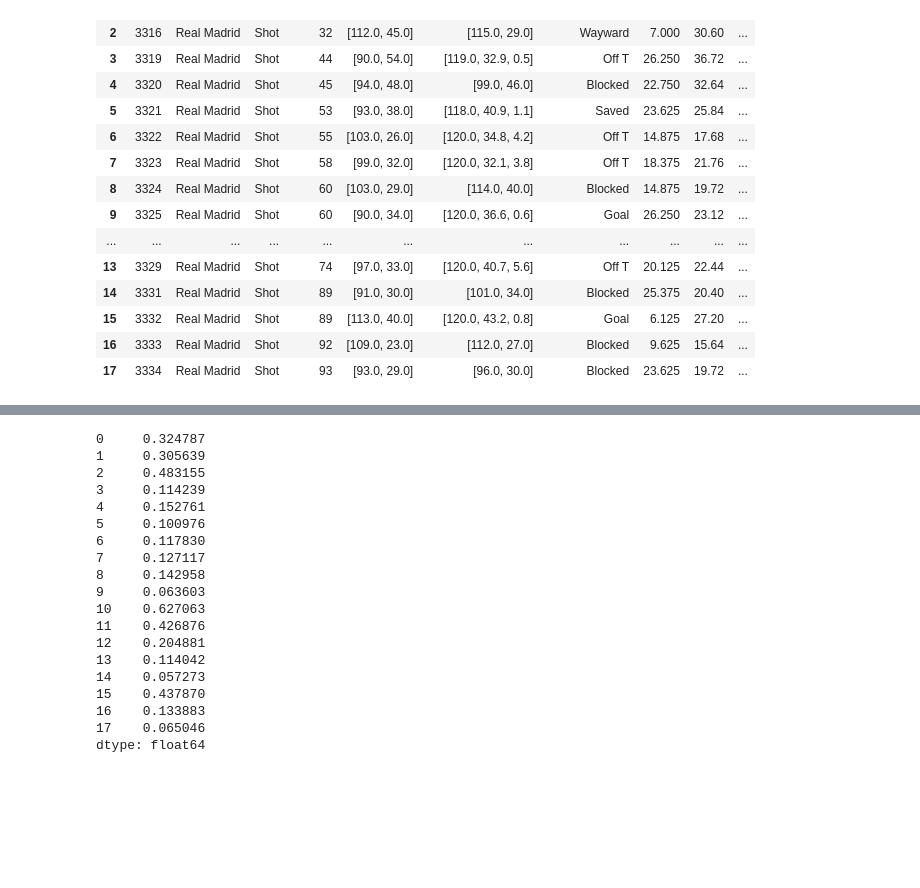
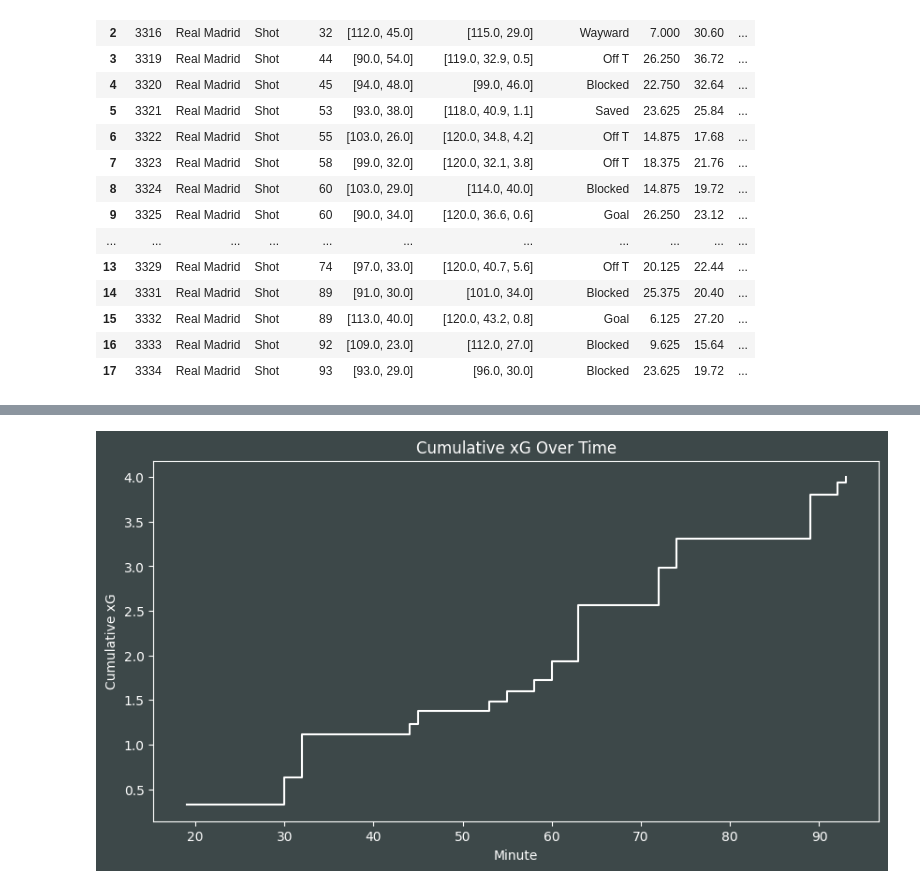
Before and after one commit to asheshh-lal/Football-analytics, a Jupyter notebook: event/expected goals.ipynb, the cells around one changed output, grey strips where cells are left out. Drawn from its saved outputs; the diff is of its cells as text; code cells hidden in the pictures; blank space fills up the shorter version.

Commit message:
warnings removed xg chart added

```diff
--- a/event/expected goals.ipynb
+++ b/event/expected goals.ipynb
@@ -546,22 +540,31 @@ ax.patch.set_facecolor("#3d4849")
-# %%
-xG
-# %% [output]
-0     0.324787
-1     0.305639
-2     0.483155
-3     0.114239
-4     0.152761
-5     0.100976
-6     0.117830
-7     0.127117
-8     0.142958
-9     0.063603
-10    0.627063
-11    0.426876
-12    0.204881
-13    0.114042
-14    0.057273
-15    0.437870
-16    0.133883
-17    0.065046
-dtype: float64
+# %%
+# Calculate the cumulative sum of the 'xG' column
+shots['cumulative_xG'] = shots['xG'].cumsum()
+
+# Create the plot
+fig, ax = plt.subplots(figsize=(10, 5))
+fig.set_facecolor("#3d4849")
+ax.patch.set_facecolor("#3d4849")
+
+# Plot cumulative xG using a step plot
+ax.step(x=shots['minute'], y=shots['cumulative_xG'], where='post', color='white')
+
+# Customize the plot appearance
+plt.xticks(color='white')
+plt.yticks(color='white')
+ax.spines['top'].set_color('white')
+ax.spines['right'].set_color('white')
+ax.spines['bottom'].set_color('white')
+ax.spines['left'].set_color('white')
+ax.tick_params(axis='x', colors='white')
+ax.tick_params(axis='y', colors='white')
+
+# Set labels and title
+ax.set_xlabel('Minute', color='white')
+ax.set_ylabel('Cumulative xG', color='white')
+ax.set_title('Cumulative xG Over Time', color='white')
+
+# Show the plot
+plt.show()
+# %% [output]
+[figure, added]
```
Also changed, not shown: parts of 10 cells of this notebook, 6 other files.
